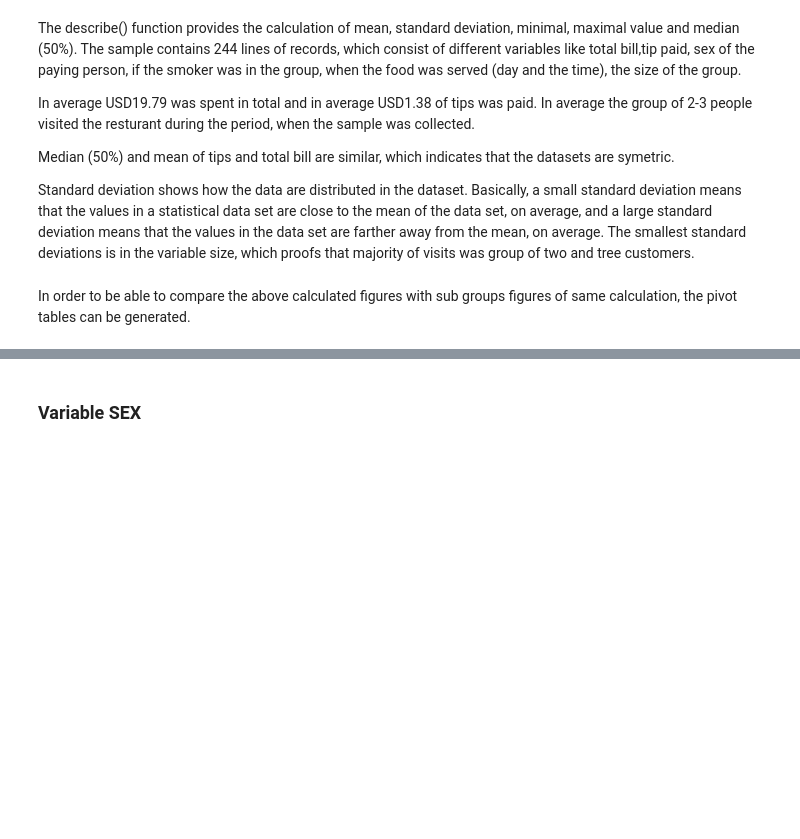
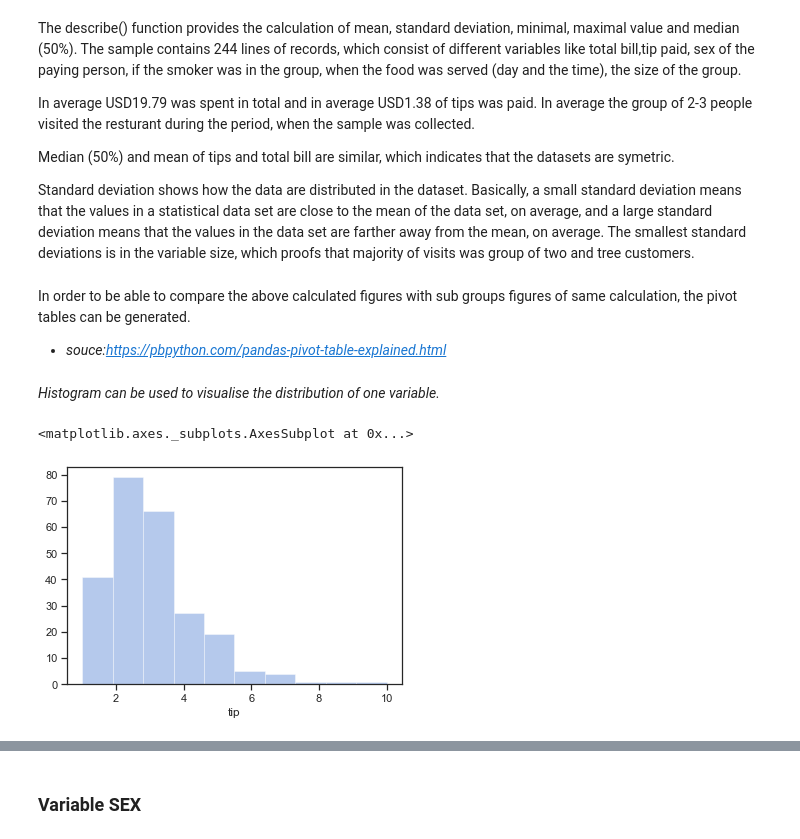
Before and after one commit to Crkonova76/Fundamentals-of-Data-Analysis_Assessment-2019, a Jupyter notebook: Tips_dataset.ipynb, the cells around one changed output, grey strips where cells are left out. Drawn from its saved outputs; the diff is of its cells as text; code cells hidden in the pictures; blank space fills up the shorter version.

```diff
--- a/Tips_dataset.ipynb
+++ b/Tips_dataset.ipynb
@@ -104,3 +106,12 @@ Median (50%) and mean of tips and total bill are similar, which indicates that t
 Standard deviation shows how the data are distributed in the dataset. Basically, a small standard deviation means that the values in a statistical data set are close to the mean of the data set, on average, and a large standard deviation means that the values in the data set are farther away from the mean, on average. The smallest standard deviations is in the variable size, which proofs that majority of visits was group of two and tree customers.
 # %% [markdown]
 In order to be able to compare the above calculated figures with sub groups figures of same calculation, the pivot tables can be generated.
+
+* _souce:https://pbpython.com/pandas-pivot-table-explained.html_
+# %% [markdown]
+_Histogram can be used to visualise the distribution of one variable._
+# %%
+sns.distplot(df['tip'], kde=False, bins=10)
+# %% [output]
+<matplotlib.axes._subplots.AxesSubplot at 0x...>
+[figure, added]
```
Also changed, not shown: parts of 37 cells of this notebook, 1 other file.
